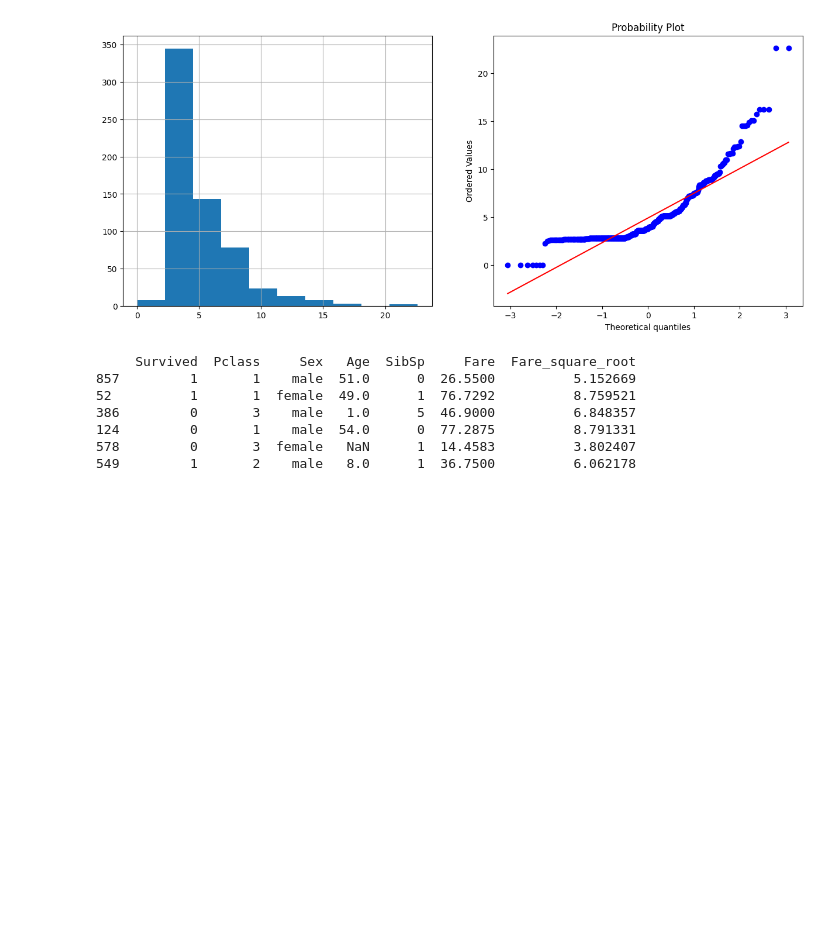
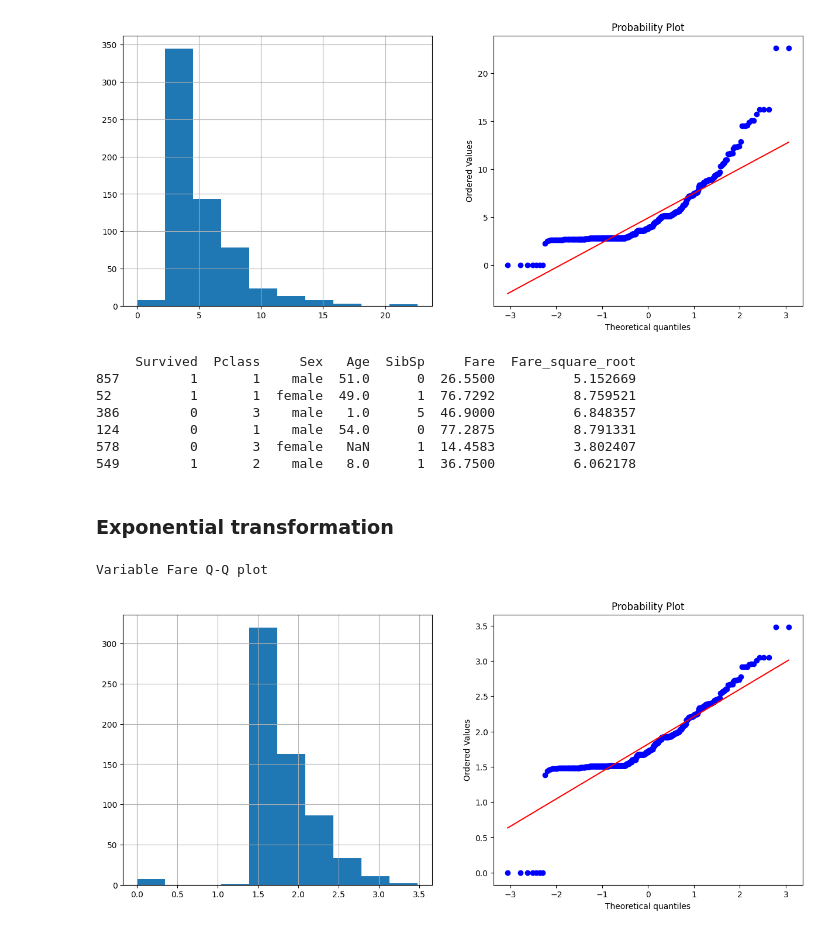
Before and after one commit to NhanPhamThanh-IT/Feature-Engineering-Technique, a Jupyter notebook: src/3.4_Feature_Transformation.ipynb, the cells around one changed output. Drawn from its saved outputs; the diff is of its cells as text; code cells hidden in the pictures; blank space fills up the shorter version.

```diff
--- a/src/3.4_Feature_Transformation.ipynb
+++ b/src/3.4_Feature_Transformation.ipynb
@@ -84,3 +84,11 @@ print(X_train_copy.head(6))
 124         0       1    male  54.0      0  77.2875          8.791331
 578         0       3  female   NaN      1  14.4583          3.802407
 549         1       2    male   8.0      1  36.7500          6.062178
+# %% [markdown]
+### __Exponential transformation__
+# %%
+X_train_copy = X_train.copy(deep=True)
+X_train_copy = transformation.exp_transform(data=X_train,cols=['Fare'],coef=0.2)
+# %% [output]
+Variable Fare Q-Q plot
+[figure, added]
```
Also changed, not shown: parts of 1 cell of this notebook.
